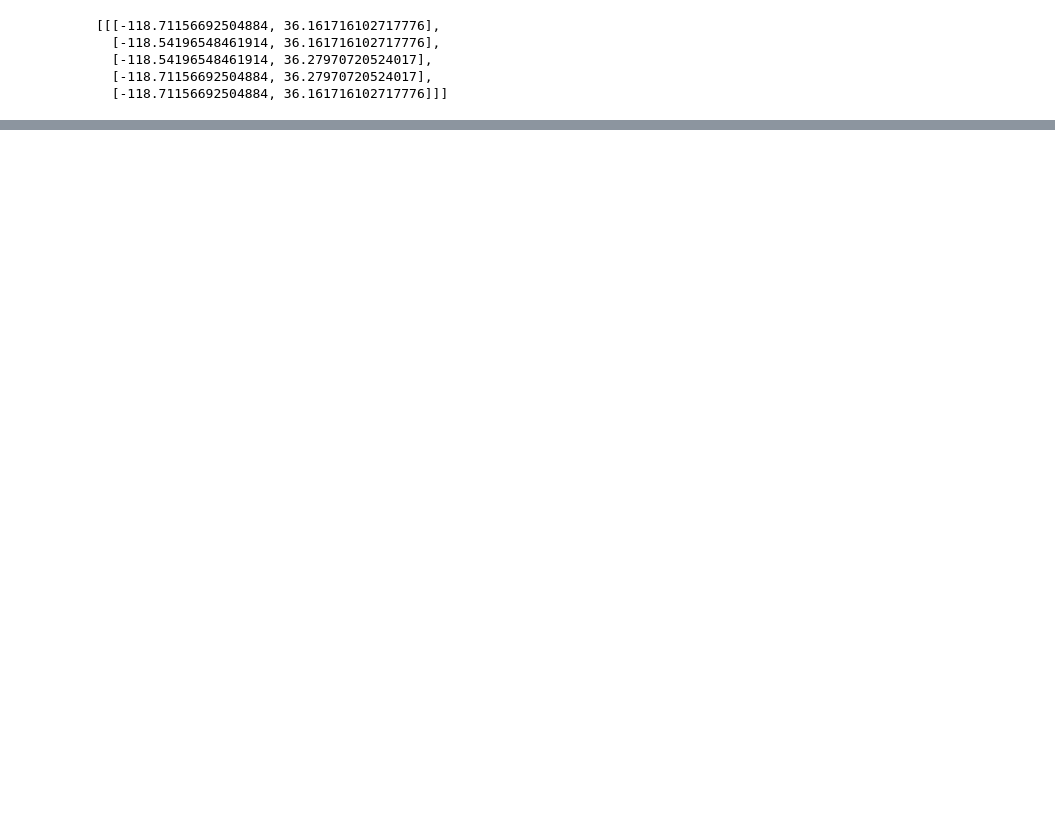
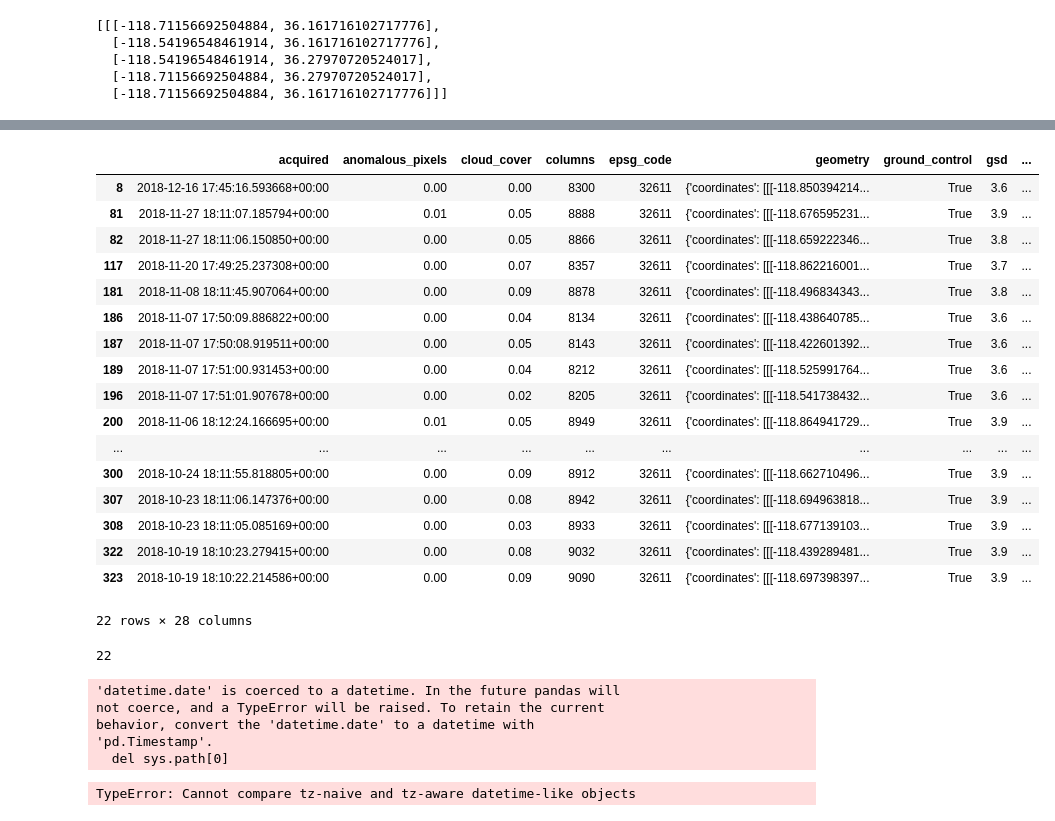
Before and after one commit to DataForGood-Norway/FireFromSpace, a Jupyter notebook: Satellite_data_workflow.ipynb, the cells around one changed output, grey strips where cells are left out. Saved outputs shown, nothing was run; the diff lists cells and outputs as text; code cells hidden in the pictures; blank space fills up the shorter version.

```diff
--- a/Satellite_data_workflow.ipynb
+++ b/Satellite_data_workflow.ipynb
@@ -116,0 +321,21 @@ feature_collection["features"][0]["geometry"]["coordinates"]
+# %%
+# now let's clean up the datetime stuff
+# make a shapely shape from our aoi
+portland = shape(myAOI)
+footprints = []
+overlaps = []
+# go through the geometry from our api call, convert to a shape and calculate overlap area.
+# also save the shape for safe keeping
+for footprint in scenes["geometry"].tolist():
+    s = shape(footprint)
+    footprints.append(s)
+    overlap = 100.0*(portland.intersection(s).area / portland.area)
+    overlaps.append(overlap)
+# take our lists and add them back to our dataframe
+scenes['overlap'] = pd.Series(overlaps, index=scenes.index)
+scenes['footprint'] = pd.Series(footprints, index=scenes.index)
+# now make sure pandas knows about our date/time columns.
+scenes["acquired"] = pd.to_datetime(scenes["acquired"])
+scenes["published"] = pd.to_datetime(scenes["published"])
+scenes["updated"] = pd.to_datetime(scenes["updated"])
+scenes.head()
@@ -116,0 +350,44 @@ feature_collection["features"][0]["geometry"]["coordinates"]
+# %%
+# Now let's get it down to just good, recent, clear scenes
+clear = scenes['cloud_cover']<0.1
+good = scenes['quality_category']=="standard"
+# recent = scenes["acquired"] > datetime.date(year=2017,month=1,day=1)
+partial_coverage = scenes["overlap"] > 30
+good_scenes = scenes[(good&clear&partial_coverage)]
+display(good_scenes)
+print(len(good_scenes))
+
+# Now let's get it down to just good, recent, clear scenes
+clear = scenes['cloud_cover']<0.5
+good = scenes['quality_category']=="standard"
+all_time = scenes["acquired"] > datetime.date(year=2014,month=1,day=1)
+full_coverage = scenes["overlap"] >= 60
+all_scenes = scenes[(good&clear&all_time&full_coverage)]
+display(all_scenes)
+print(len(all_scenes))
+# %% [output]
+|  | acquired | anomalous_pixels | cloud_cover | columns | epsg_code | geometry | ground_control | gsd | ... |
+| 8 | 2018-12-16 17:45:16.593668+00:00 | 0.00 | 0.00 | 8300 | 32611 | {'coordinates': [[[-118.850394214... | True | 3.6 | ... |
+| 81 | 2018-11-27 18:11:07.185794+00:00 | 0.01 | 0.05 | 8888 | 32611 | {'coordinates': [[[-118.676595231... | True | 3.9 | ... |
+| 82 | 2018-11-27 18:11:06.150850+00:00 | 0.00 | 0.05 | 8866 | 32611 | {'coordinates': [[[-118.659222346... | True | 3.8 | ... |
+| 117 | 2018-11-20 17:49:25.237308+00:00 | 0.00 | 0.07 | 8357 | 32611 | {'coordinates': [[[-118.862216001... | True | 3.7 | ... |
+| 181 | 2018-11-08 18:11:45.907064+00:00 | 0.00 | 0.09 | 8878 | 32611 | {'coordinates': [[[-118.496834343... | True | 3.8 | ... |
+| 186 | 2018-11-07 17:50:09.886822+00:00 | 0.00 | 0.04 | 8134 | 32611 | {'coordinates': [[[-118.438640785... | True | 3.6 | ... |
+| 187 | 2018-11-07 17:50:08.919511+00:00 | 0.00 | 0.05 | 8143 | 32611 | {'coordinates': [[[-118.422601392... | True | 3.6 | ... |
+| 189 | 2018-11-07 17:51:00.931453+00:00 | 0.00 | 0.04 | 8212 | 32611 | {'coordinates': [[[-118.525991764... | True | 3.6 | ... |
+| 196 | 2018-11-07 17:51:01.907678+00:00 | 0.00 | 0.02 | 8205 | 32611 | {'coordinates': [[[-118.541738432... | True | 3.6 | ... |
+| 200 | 2018-11-06 18:12:24.166695+00:00 | 0.01 | 0.05 | 8949 | 32611 | {'coordinates': [[[-118.864941729... | True | 3.9 | ... |
+| ... | ... | ... | ... | ... | ... | ... | ... | ... | ... |
+| 300 | 2018-10-24 18:11:55.818805+00:00 | 0.00 | 0.09 | 8912 | 32611 | {'coordinates': [[[-118.662710496... | True | 3.9 | ... |
+| 307 | 2018-10-23 18:11:06.147376+00:00 | 0.00 | 0.08 | 8942 | 32611 | {'coordinates': [[[-118.694963818... | True | 3.9 | ... |
+| 308 | 2018-10-23 18:11:05.085169+00:00 | 0.00 | 0.03 | 8933 | 32611 | {'coordinates': [[[-118.677139103... | True | 3.9 | ... |
+| 322 | 2018-10-19 18:10:23.279415+00:00 | 0.00 | 0.08 | 9032 | 32611 | {'coordinates': [[[-118.439289481... | True | 3.9 | ... |
+| 323 | 2018-10-19 18:10:22.214586+00:00 | 0.00 | 0.09 | 9090 | 32611 | {'coordinates': [[[-118.697398397... | True | 3.9 | ... |
+22 rows × 28 columns
+22
+'datetime.date' is coerced to a datetime. In the future pandas will
+not coerce, and a TypeError will be raised. To retain the current
+behavior, convert the 'datetime.date' to a datetime with
+'pd.Timestamp'.
+  del sys.path[0]
+TypeError: Cannot compare tz-naive and tz-aware datetime-like objects
```
Also changed, not shown: parts of 20 cells of this notebook, 1 other file.
